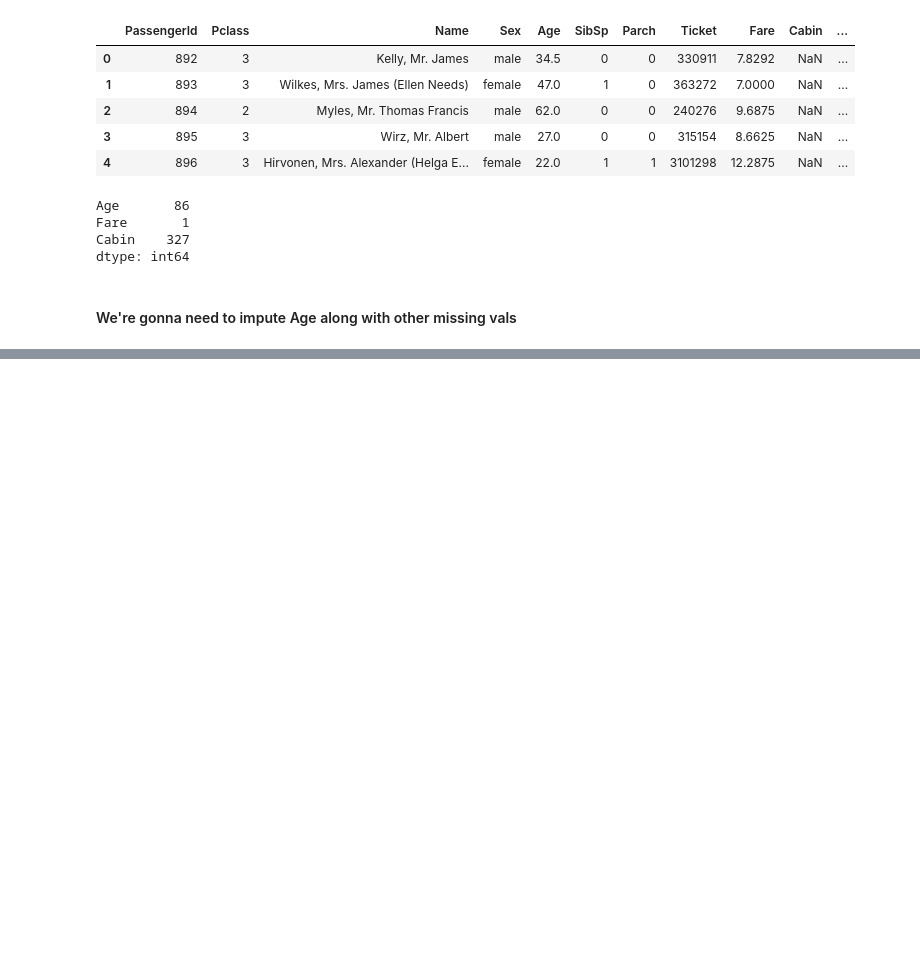
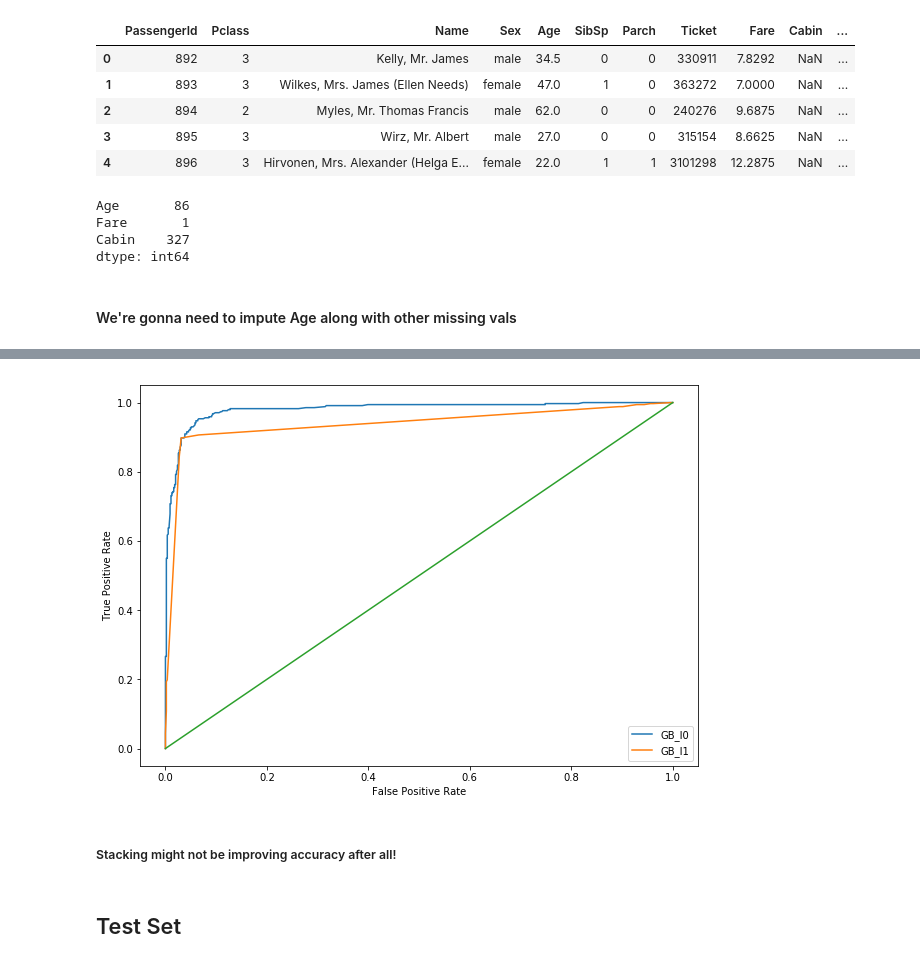
Before and after one commit to hernandezurbina/KaggleAdventures, a Jupyter notebook: Titanic-Revisited-MVsPredictionNotImputation.ipynb, the cells around one changed output, grey strips where cells are left out. Cells and saved outputs as stored; diff of their text form; code cells hidden in the pictures; blank space fills up the shorter version.

Commit message:
Finished w notebook about imputing w RF and stacking

```diff
--- a/Titanic-Revisited-MVsPredictionNotImputation.ipynb
+++ b/Titanic-Revisited-MVsPredictionNotImputation.ipynb
@@ -1121,0 +1211,2 @@ test.drop(unnecessary_cols, axis=1, inplace=True)
+# %%
+X_test = test_pre.drop(['PassengerId'], axis=1)
@@ -1121,0 +1277,7 @@ test.drop(unnecessary_cols, axis=1, inplace=True)
+# %%
+X_l0 = pd.DataFrame({'predsLR': predsLR,
+                     'predsRF': predsRF,
+                     'predsADA': predsADA,
+                     'predsGB': predsGB,
+                     'predsXGB': predsXGB
+                    })
@@ -1121,0 +1349,20 @@ test.drop(unnecessary_cols, axis=1, inplace=True)
+# %%
+accs = []
+f1s = []
+for i, (train_idx, test_idx) in enumerate(kFold.split(X_l0, y)):
+    print('Fold:', i)
+    X_train, X_test = X_l0.iloc[train_idx], X_l0.iloc[test_idx]
+    y_train, y_test = y.iloc[train_idx], y.iloc[test_idx]
+
+    modelGB_l1 = GradientBoostingClassifier(random_state=0)
+    modelGB_l1.fit(X_train, y_train)
+    preds = modelGB_l1.predict(X_test)
+
+    acc = accuracy_score(y_test, preds)
+    f1 = f1_score(y_test, preds)
+    accs.append(acc)
+    f1s.append(f1)
+    print('Acc:', acc, 'F1:', f1)
+    print()
+print('Mean acc:', np.mean(accs))
+print('Mean F1:', np.mean(f1s))
@@ -1121,0 +1451,17 @@ test.drop(unnecessary_cols, axis=1, inplace=True)
+# %%
+plt.figure(figsize=(10, 7))
+plt.plot(fprGB, tprGB)
+plt.plot(fprGB_l1, tprGB_l1)
+plt.legend(['GB_l0','GB_l1'])
+# axis labels
+plt.xlabel('False Positive Rate')
+plt.ylabel('True Positive Rate')
+plt.plot([0, 1], [0, 1])
+# show the plot
+plt.show()
+# %% [output]
+[figure, added]
+# %% [markdown]
+##### Stacking might not be improving accuracy after all!
+# %% [markdown]
+## Test Set
```
Also changed, not shown: parts of 58 cells of this notebook, 1 other file.
